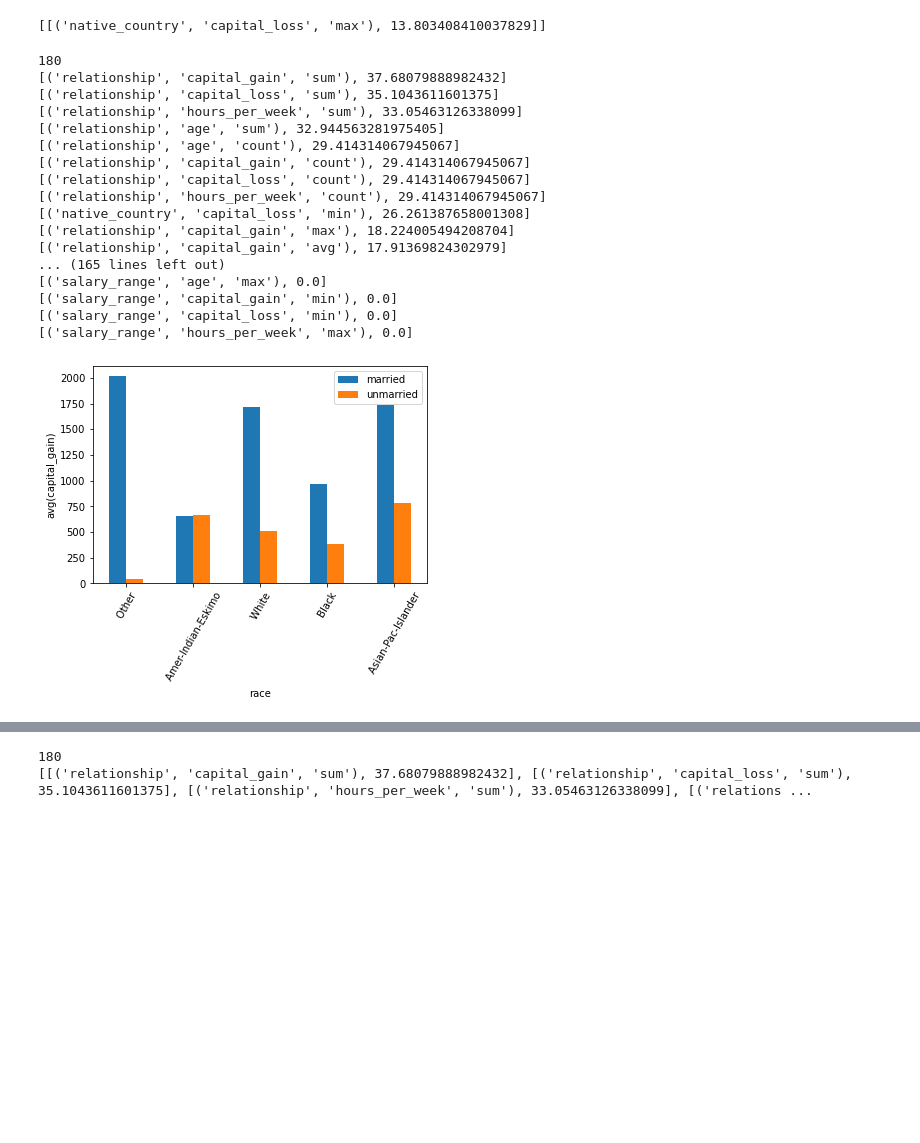
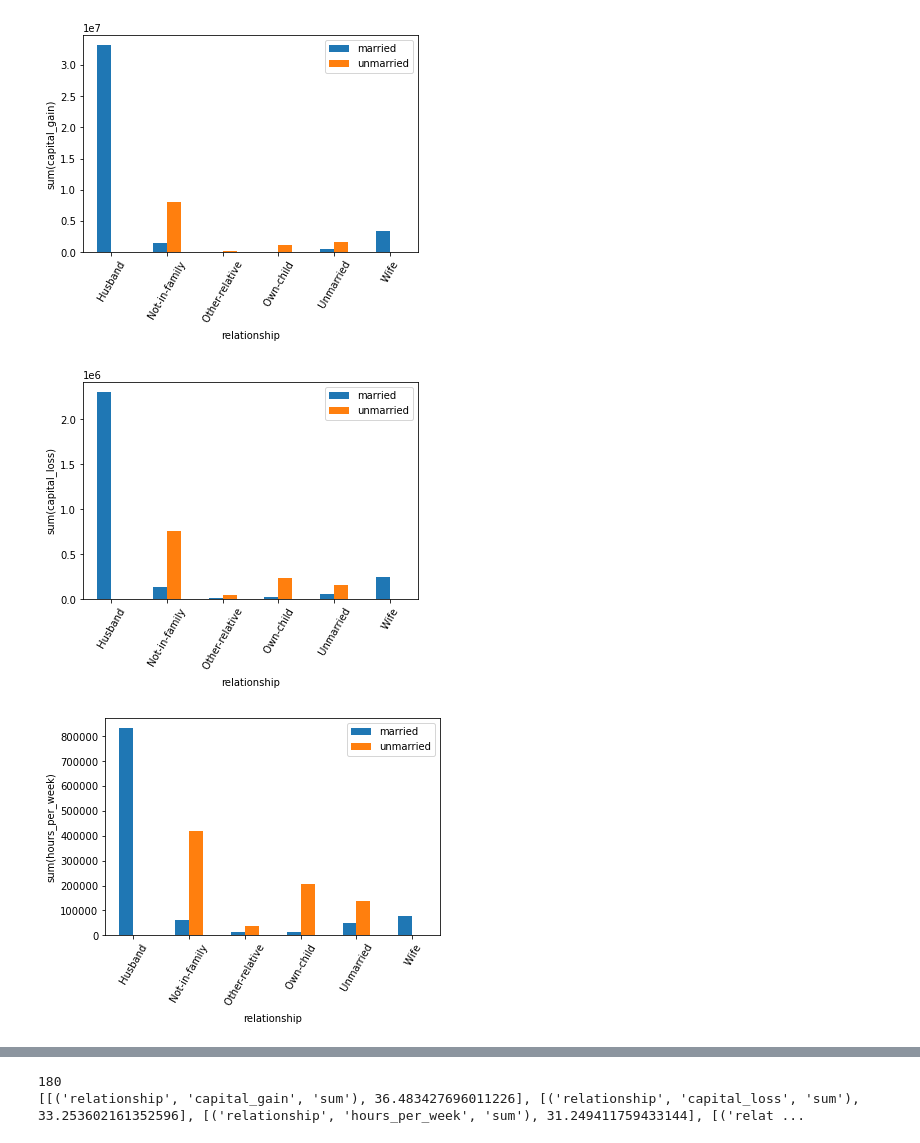
Before and after one commit to mohithakhilesh/seeDB, a Jupyter notebook: seedb.ipynb, the cells around one changed output, grey strips where cells are left out. Saved outputs shown, nothing was run; the diff lists cells and outputs as text; code cells hidden in the pictures; blank space fills up the shorter version.

```diff
--- a/seedb.ipynb
+++ b/seedb.ipynb
@@ -4,7 +4,7 @@ from scipy import stats as kl
 import math
 import numpy as np
 # %%
-dimension_attributes = ['workclass','education','relationship','education_num','occupation','race','sex','native_country','salary_range']
+dimension_attributes = ['workclass','education','education_num','relationship','occupation','race','sex','native_country','salary_range']
 measure_attributes = ['age','capital_gain','capital_loss','hours_per_week']
 aggregate_functions = ['sum', 'avg', 'max', 'min', 'count']
 # %%
@@ -48,13 +48,11 @@ def normalize(qResult1, qResult2):
         if(dict2[i] == 0):
             dict2[i] = 1e-10
 
-
-    if sum(dict1.values()) != 0:
+    if(sum(dict1.values())!=0):
         factor=1.0/sum(dict1.values())
         for k in dict1:
             dict1[k] = dict1[k]*factor
-
-    if sum(dict2.values()) != 0:
+    if(sum(dict2.values())!=0):
         factor=1.0/sum(dict2.values())
         for k in dict2:
             dict2[k] = dict2[k]*factor
@@ -84,9 +82,6 @@ def execute(target_view, reference_view):
     cur2.execute(reference_view)
 
     res1, res2 = normalize(dict(cur1.fetchall()), dict(cur2.fetchall()))
-    #print(len(res1))
-    #print("**********************")
-    #print(len(res2))
 
     return calc_utility(res1, res2)
 
@@ -98,49 +93,17 @@ def execute_queries(aggregate_views):
         target_view = 'select ' + a +', ' + f + '(' + m + ')' + ' from married_adults3 group by ' + a + ';'
         reference_view = 'select ' + a +',' + f + '(' + m + ')' + 'from unmarried_adults3 group by ' + a + ';'
         utility_measure = execute(target_view, reference_view)
-        if(math.isnan(utility_measure) or math.isinf(utility_measure)):
-            #print(a + " "+ m +" "+f)
-            continue
         results.append([(a,m,f), utility_measure])
-        #break
     return results
 
 def get_topK(results, k):
-    #print(results[0:k])
     results.sort(key = lambda x: x[1], reverse = True)
     return results[0:k]
-# %%
-test = [('native_country','capital_loss','max')]
-print(execute_queries(test))
-# %% [output]
-[[('native_country', 'capital_loss', 'max'), 13.803408410037829]]
 # %%
 k = 9
 aggregate_views = generate_views()
 results = execute_queries(aggregate_views)
-print(len(results))
 topK_results = get_topK(results, k)
-
-for i in results:
-    print(i)
-# %% [output]
-180
-[('relationship', 'capital_gain', 'sum'), 37.68079888982432]
-[('relationship', 'capital_loss', 'sum'), 35.1043611601375]
-[('relationship', 'hours_per_week', 'sum'), 33.05463126338099]
-[('relationship', 'age', 'sum'), 32.944563281975405]
-[('relationship', 'age', 'count'), 29.414314067945067]
-[('relationship', 'capital_gain', 'count'), 29.414314067945067]
-[('relationship', 'capital_loss', 'count'), 29.414314067945067]
-[('relationship', 'hours_per_week', 'count'), 29.414314067945067]
-[('native_country', 'capital_loss', 'min'), 26.261387658001308]
-[('relationship', 'capital_gain', 'max'), 18.224005494208704]
-[('relationship', 'capital_gain', 'avg'), 17.91369824302979]
-... (165 lines left out)
-[('salary_range', 'age', 'max'), 0.0]
-[('salary_range', 'capital_gain', 'min'), 0.0]
-[('salary_range', 'capital_loss', 'min'), 0.0]
-[('salary_range', 'hours_per_week', 'max'), 0.0]
 # %%
 import pandas as pd
 
@@ -167,8 +130,9 @@ def visualize_query(a, m, f):
     df_bar['unmarried']=df_bar['unmarried'].astype(float)
     ax = df_bar.plot.bar(xlabel = a, ylabel = f + '('+ m +')',rot=60)
 # %%
-visualize_query('race', 'capital_gain', 'avg')
-#for row in topK_results:
-  #  visualize_query(row[0][0], row[0][1], row[0][2])
+for row in topK_results:
+    visualize_query(row[0][0], row[0][1], row[0][2])
 # %% [output]
-[figure, old version]
+[figure, new version]
+[figure, added]
+[figure, added]
@@ -235,12 +205,12 @@ def sharing_based_execution(views):
 # %%
 results = sharing_based_execution(aggregate_views)
 print(len(results))
-topK_results = get_topK(results, k)
+topK_results = get_topK(results, 20)
 
 print(topK_results)
 # %% [output]
 180
-[[('relationship', 'capital_gain', 'sum'), 37.68079888982432], [('relationship', 'capital_loss', 'sum'), 35.1043611601375], [('relationship', 'hours_per_week', 'sum'), 33.05463126338099], [('relations ...
+[[('relationship', 'capital_gain', 'sum'), 36.483427696011226], [('relationship', 'capital_loss', 'sum'), 33.253602161352596], [('relationship', 'hours_per_week', 'sum'), 31.249411759433144], [('relat ...
 # %%
 for row in topK_results:
     visualize_query(row[0][0], row[0][1], row[0][2])
```
Also changed, not shown: parts of 4 cells of this notebook, 2 other files.
